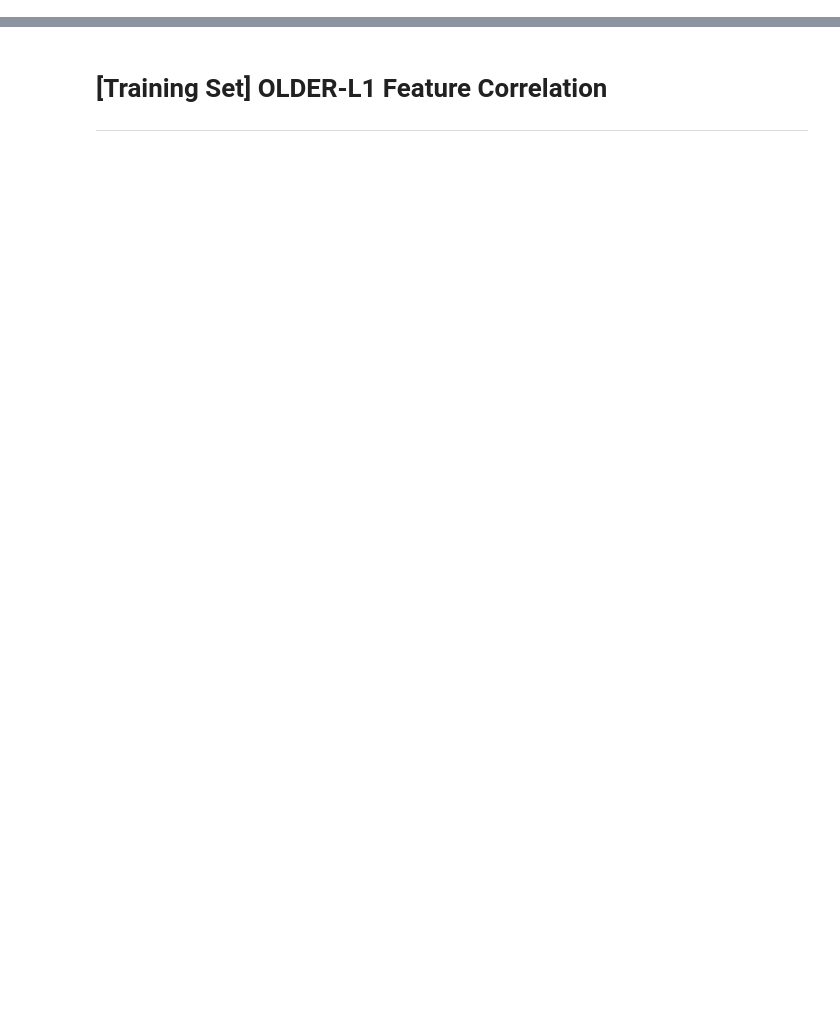
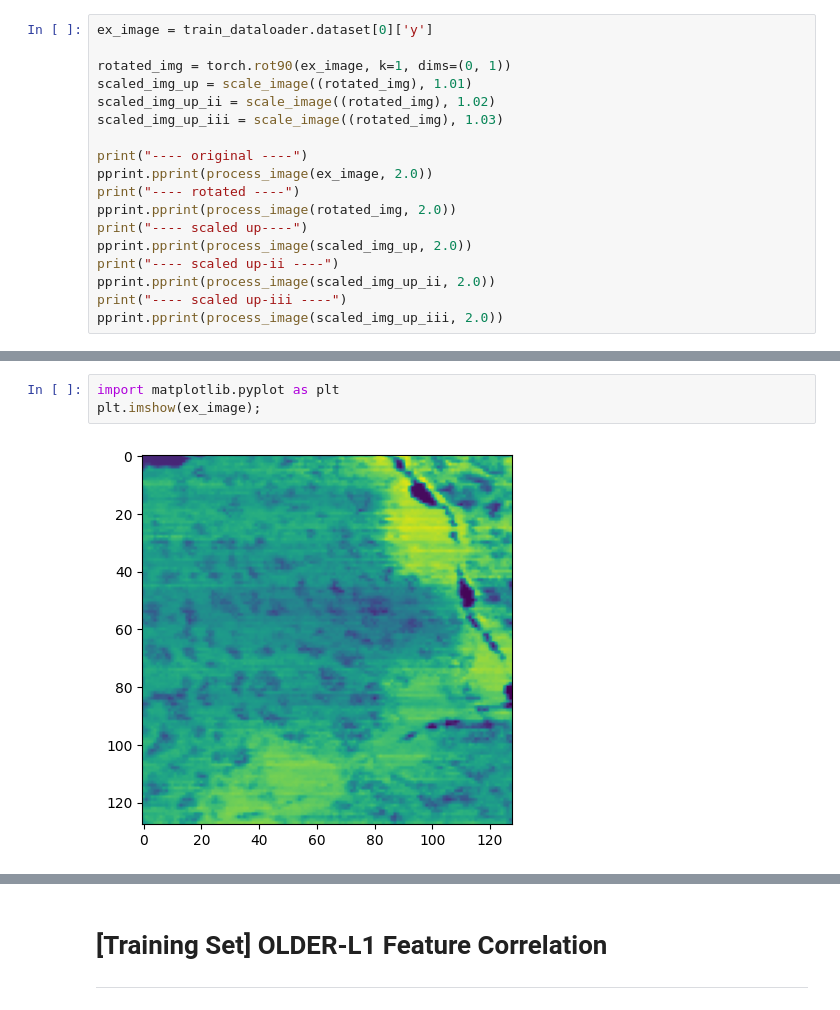
Before and after one commit to UNITES-Lab/sparse-cafm, a Jupyter notebook: _older_feature_importance.ipynb, the cells around one changed output, grey strips where cells are left out. Saved outputs shown, nothing was run; the diff lists cells and outputs as text; blank space fills up the shorter version.

```diff
--- a/_older_feature_importance.ipynb
+++ b/_older_feature_importance.ipynb
@@ -74,0 +111,18 @@ sample()
+# %%
+ex_image = train_dataloader.dataset[0]['y']
+
+rotated_img = torch.rot90(ex_image, k=1, dims=(0, 1))
+scaled_img_up = scale_image((rotated_img), 1.01)
+scaled_img_up_ii = scale_image((rotated_img), 1.02)
+scaled_img_up_iii = scale_image((rotated_img), 1.03)
+
+print("---- original ----")
+pprint.pprint(process_image(ex_image, 2.0))
+print("---- rotated ----")
+pprint.pprint(process_image(rotated_img, 2.0))
+print("---- scaled up----")
+pprint.pprint(process_image(scaled_img_up, 2.0))
+print("---- scaled up-ii ----")
+pprint.pprint(process_image(scaled_img_up_ii, 2.0))
+print("---- scaled up-iii ----")
+pprint.pprint(process_image(scaled_img_up_iii, 2.0))
@@ -74,0 +147,5 @@ sample()
+# %%
+import matplotlib.pyplot as plt
+plt.imshow(ex_image);
+# %% [output]
+[figure, added]
```
Also changed, not shown: parts of 13 cells of this notebook, 7 other files.
